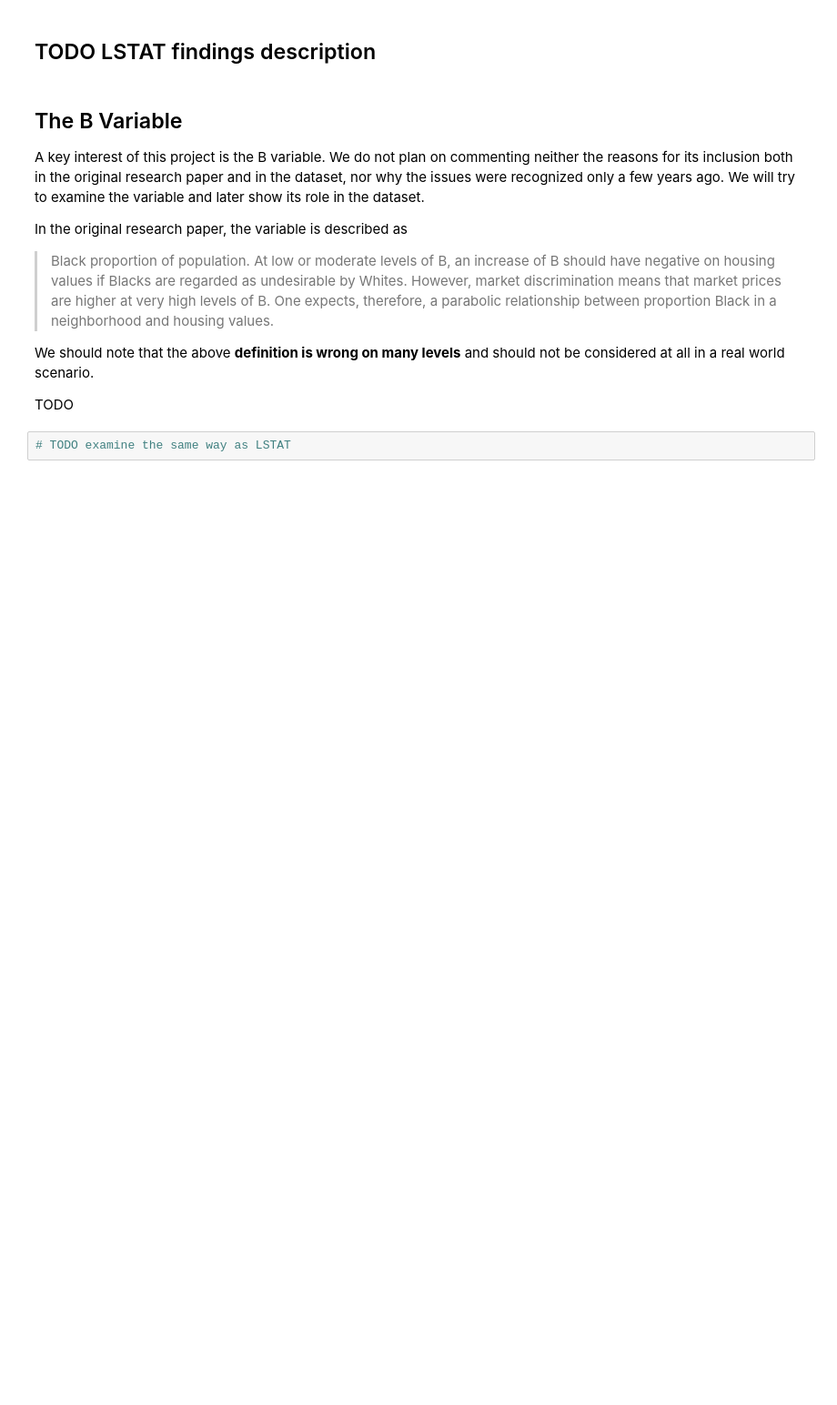
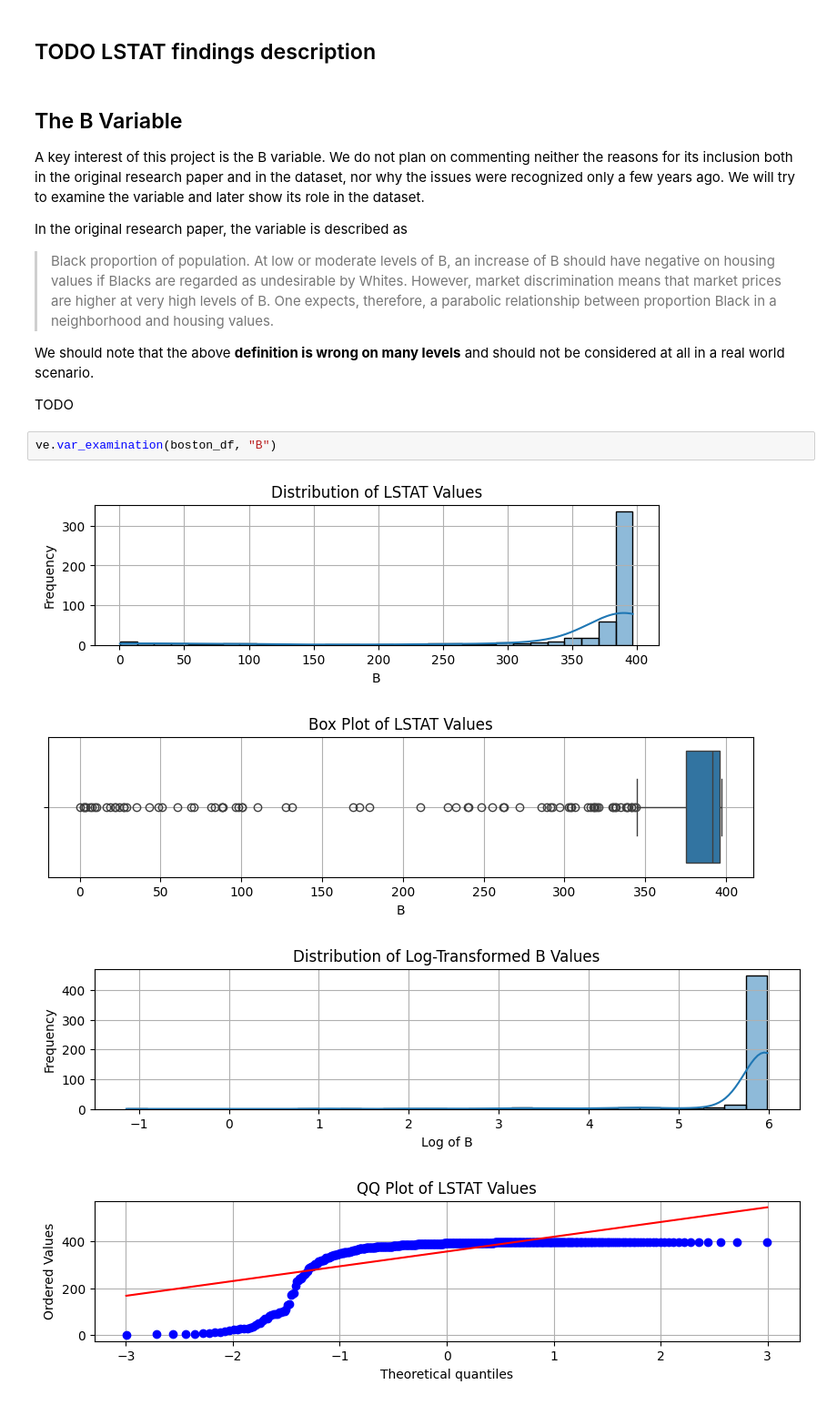
Before and after one commit to Stepan213/JEM207FinalProject, a Jupyter notebook: main.ipynb, the cells around one changed output. Shown: that part at 91% size. Drawn from its saved outputs; the diff is of its cells as text; blank space fills up the shorter version.

```diff
--- a/main.ipynb
+++ b/main.ipynb
@@ -252,5 +205,10 @@ In the original research paper, the variable is described as
 We should note that the above **definition is wrong on many levels** and should not be considered at all in a real world scenario.
 
 TODO
-# %%
-# TODO examine the same way as LSTAT
+# %%
+ve.var_examination(boston_df, "B")
+# %% [output]
+[figure, added]
+[figure, added]
+[figure, added]
+[figure, added]
```
Also changed, not shown: parts of 7 cells of this notebook, 1 other file.
